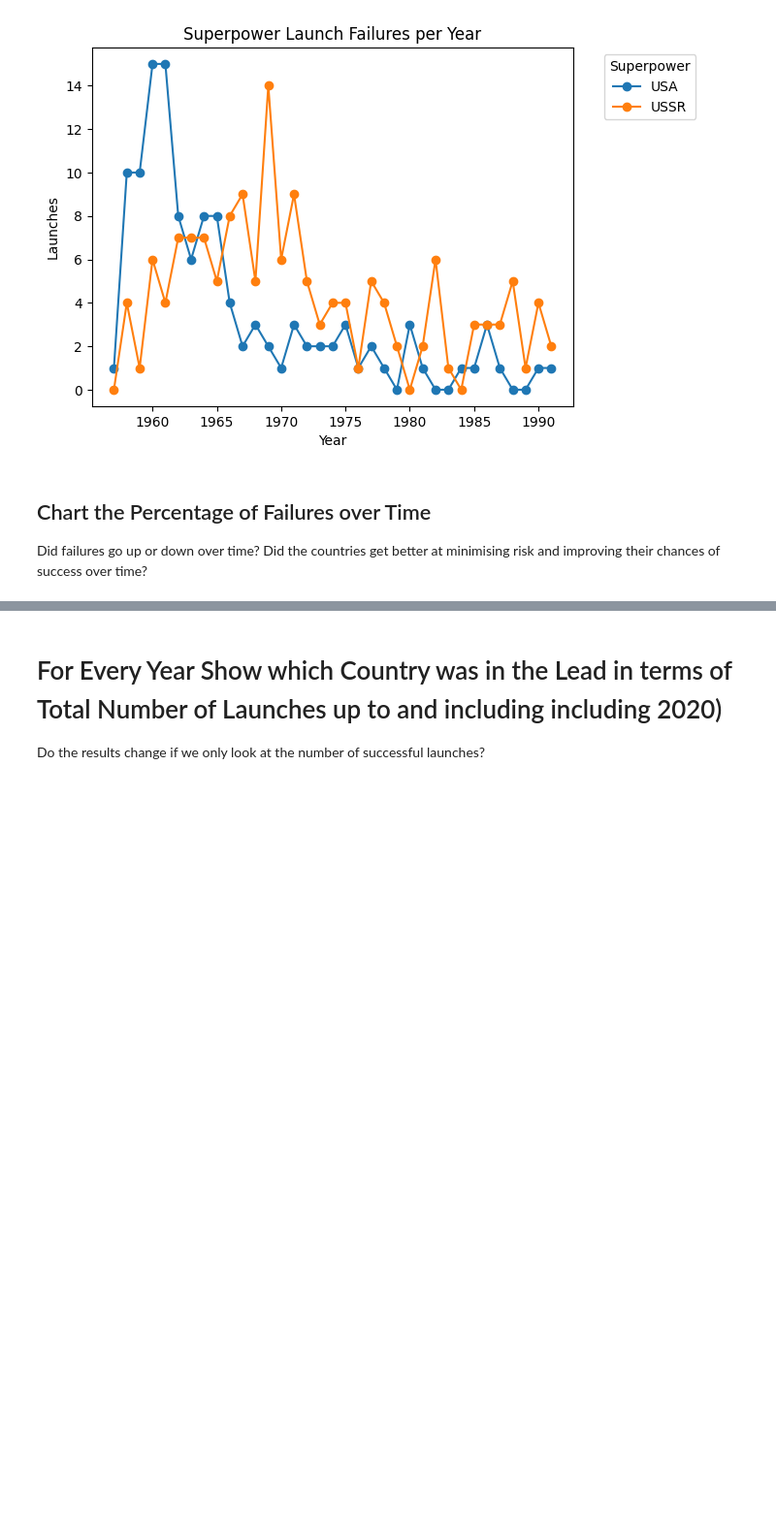
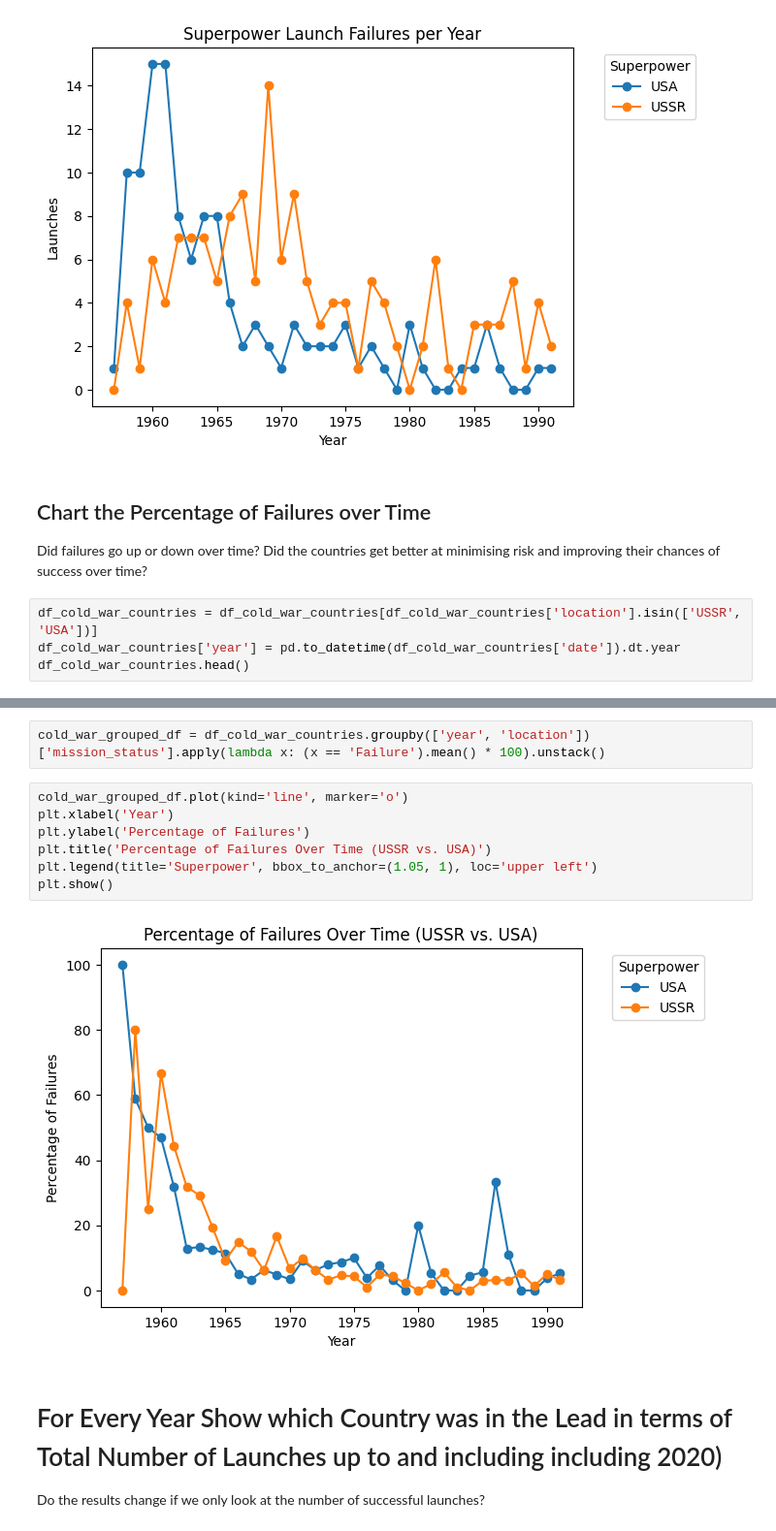
Before and after one commit to johnpapwinter/space-race-data-analysis, a Jupyter notebook: Space_Missions_Analysis.ipynb, the cells around one changed output, grey strips where cells are left out. Shown at 97% size. Cells and saved outputs as stored; diff of their text form; blank space fills up the shorter version.

Commit message:
percentage of failures over time

```diff
--- a/Space_Missions_Analysis.ipynb
+++ b/Space_Missions_Analysis.ipynb
@@ -855,3 +855,7 @@ plt.show()
 ## Chart the Percentage of Failures over Time
 
 Did failures go up or down over time? Did the countries get better at minimising risk and improving their chances of success over time?
+# %%
+df_cold_war_countries = df_cold_war_countries[df_cold_war_countries['location'].isin(['USSR', 'USA'])]
+df_cold_war_countries['year'] = pd.to_datetime(df_cold_war_countries['date']).dt.year
+df_cold_war_countries.head()
@@ -858,3 +869,14 @@ Did failures go up or down over time? Did the countries get better at minimising
+# %%
+cold_war_grouped_df = df_cold_war_countries.groupby(['year', 'location'])['mission_status'].apply(lambda x: (x == 'Failure').mean() * 100).unstack()
+# %%
+cold_war_grouped_df.plot(kind='line', marker='o')
+plt.xlabel('Year')
+plt.ylabel('Percentage of Failures')
+plt.title('Percentage of Failures Over Time (USSR vs. USA)')
+plt.legend(title='Superpower', bbox_to_anchor=(1.05, 1), loc='upper left')
+plt.show()
+# %% [output]
+[figure, added]
 # %% [markdown]
 # For Every Year Show which Country was in the Lead in terms of Total Number of Launches up to and including including 2020)
 
```
Also changed, not shown: parts of 5 cells of this notebook.
